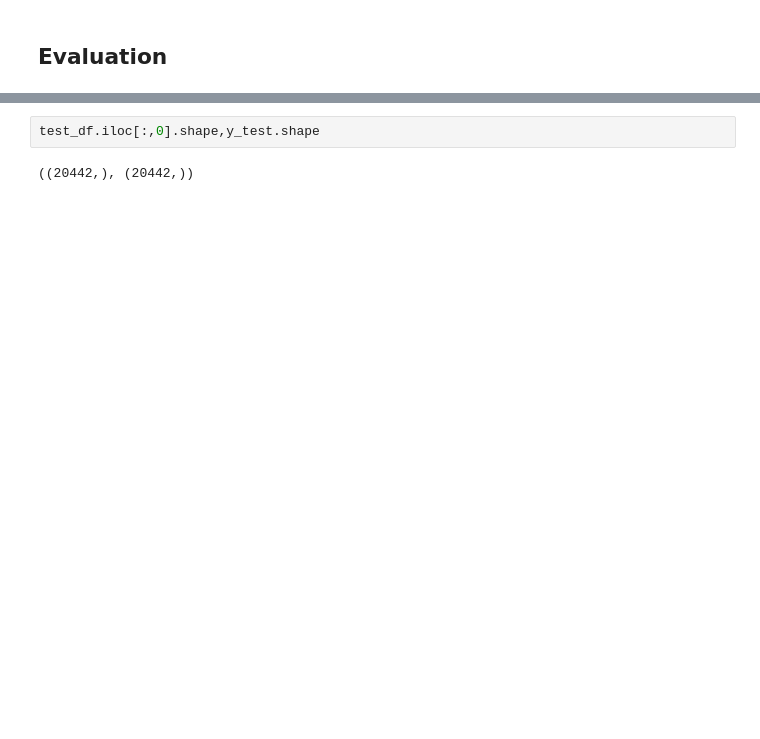
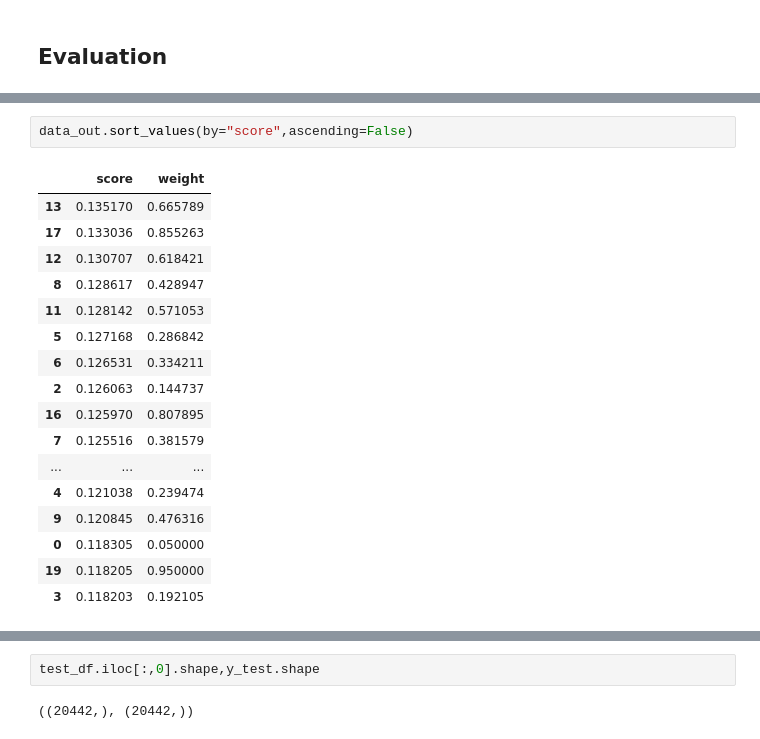
Before and after one commit to Shalakam/banking-behaviour-scorecard, a Jupyter notebook: kernel.ipynb, the cells around one changed output, grey strips where cells are left out. Cells and saved outputs as stored; diff of their text form; blank space fills up the shorter version.

```diff
--- a/kernel.ipynb
+++ b/kernel.ipynb
@@ -314,0 +485,20 @@ accuracy_score(y['Col2'],predictions)
+# %%
+data_out.sort_values(by="score",ascending=False)
+# %% [output]
+|  | score | weight |
+| 13 | 0.135170 | 0.665789 |
+| 17 | 0.133036 | 0.855263 |
+| 12 | 0.130707 | 0.618421 |
+| 8 | 0.128617 | 0.428947 |
+| 11 | 0.128142 | 0.571053 |
+| 5 | 0.127168 | 0.286842 |
+| 6 | 0.126531 | 0.334211 |
+| 2 | 0.126063 | 0.144737 |
+| 16 | 0.125970 | 0.807895 |
+| 7 | 0.125516 | 0.381579 |
+| ... | ... | ... |
+| 4 | 0.121038 | 0.239474 |
+| 9 | 0.120845 | 0.476316 |
+| 0 | 0.118305 | 0.050000 |
+| 19 | 0.118205 | 0.950000 |
+| 3 | 0.118203 | 0.192105 |
```
Also changed, not shown: parts of 48 cells of this notebook.
